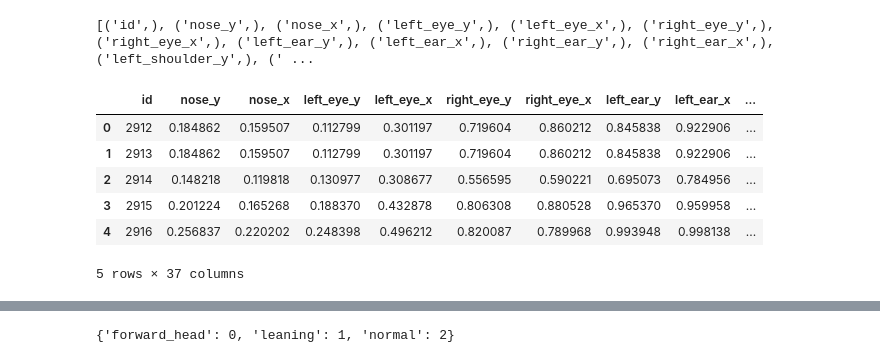
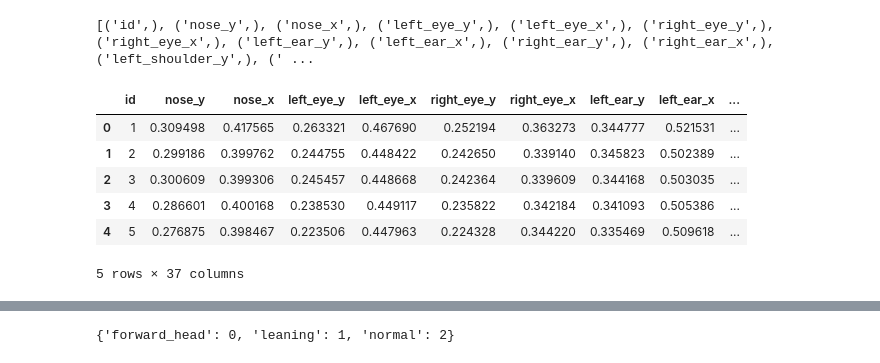
Before and after one commit to yjmd2222/Section-4-Project, a Jupyter notebook: notebook.ipynb, the cells around one changed output, grey strips where cells are left out. Drawn from its saved outputs; the diff is of its cells as text; code cells hidden in the pictures.

Commit message:
preparation for sending classifier output complete

```diff
--- a/notebook.ipynb
+++ b/notebook.ipynb
@@ -106,20 +106,20 @@ print(columns)
 # %%
 # fetch data
 # columns = [i[0] for i in columns]
 # cursor.execute('SELECT * FROM movenet_output')
 # df = pd.DataFrame(cursor.fetchall(), columns=columns)
 # df.head()
 new_columns = [i[0] for i in columns]
-cursor.execute("SELECT * FROM movenet_output_backup")
+cursor.execute("SELECT * FROM movenet_output")
 df = pd.DataFrame(cursor.fetchall(), columns=new_columns)
 df.head()
 # %% [output]
 |  | id | nose_y | nose_x | left_eye_y | left_eye_x | right_eye_y | right_eye_x | left_ear_y | left_ear_x | ... |
-| 0 | 2912 | 0.184862 | 0.159507 | 0.112799 | 0.301197 | 0.719604 | 0.860212 | 0.845838 | 0.922906 | ... |
-| 1 | 2913 | 0.184862 | 0.159507 | 0.112799 | 0.301197 | 0.719604 | 0.860212 | 0.845838 | 0.922906 | ... |
-| 2 | 2914 | 0.148218 | 0.119818 | 0.130977 | 0.308677 | 0.556595 | 0.590221 | 0.695073 | 0.784956 | ... |
-| 3 | 2915 | 0.201224 | 0.165268 | 0.188370 | 0.432878 | 0.806308 | 0.880528 | 0.965370 | 0.959958 | ... |
-| 4 | 2916 | 0.256837 | 0.220202 | 0.248398 | 0.496212 | 0.820087 | 0.789968 | 0.993948 | 0.998138 | ... |
+| 0 | 1 | 0.309498 | 0.417565 | 0.263321 | 0.467690 | 0.252194 | 0.363273 | 0.344777 | 0.521531 | ... |
+| 1 | 2 | 0.299186 | 0.399762 | 0.244755 | 0.448422 | 0.242650 | 0.339140 | 0.345823 | 0.502389 | ... |
+| 2 | 3 | 0.300609 | 0.399306 | 0.245457 | 0.448668 | 0.242364 | 0.339609 | 0.344168 | 0.503035 | ... |
+| 3 | 4 | 0.286601 | 0.400168 | 0.238530 | 0.449117 | 0.235822 | 0.342184 | 0.341093 | 0.505386 | ... |
+| 4 | 5 | 0.276875 | 0.398467 | 0.223506 | 0.447963 | 0.224328 | 0.344220 | 0.335469 | 0.509618 | ... |
 5 rows × 37 columns
 # %%
 cursor.close()
```
Also changed, not shown: parts of 6 cells of this notebook, 5 other files.
